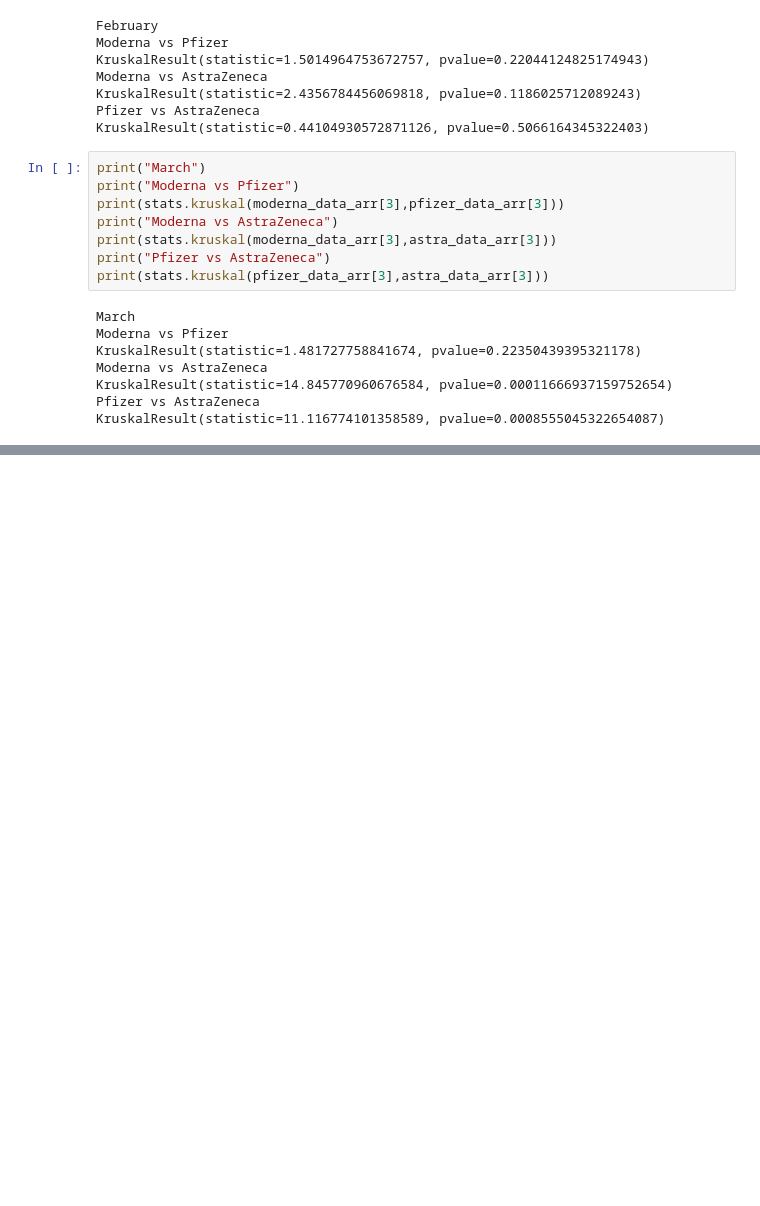
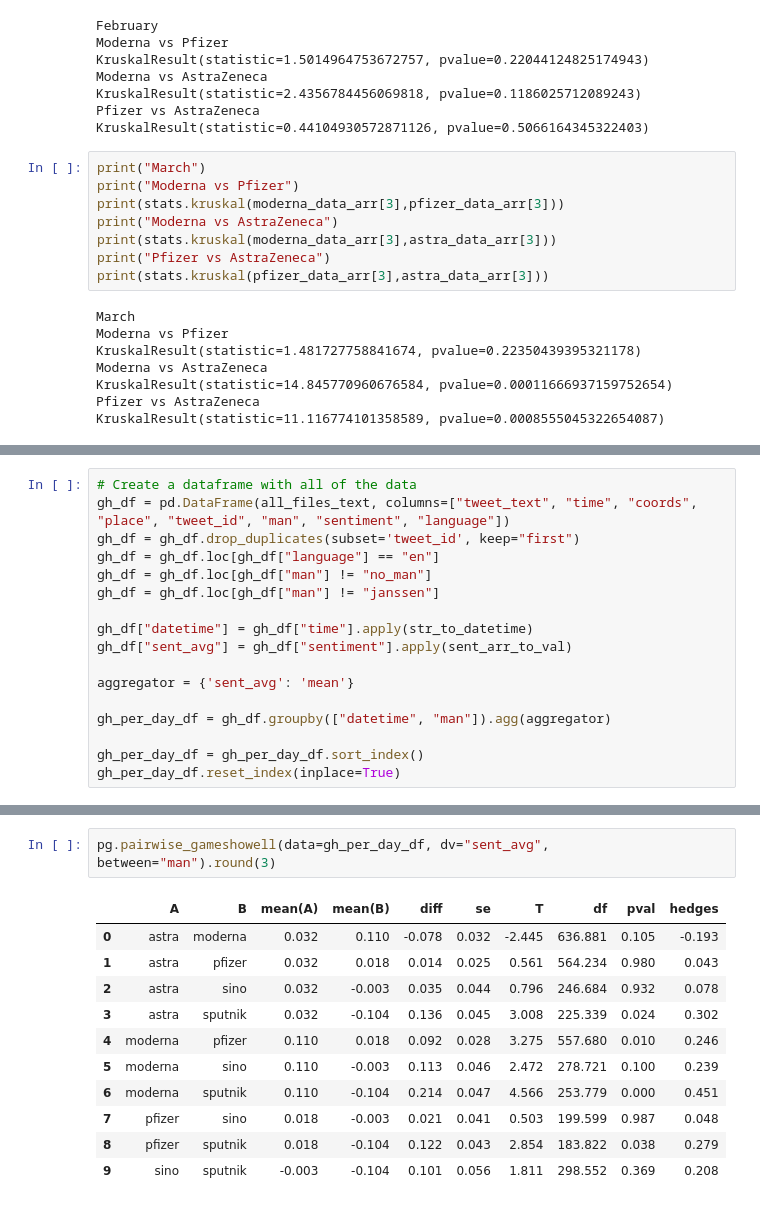
Before and after one commit to Wei-Dartmouth/termproject-group-2, a Jupyter notebook: stats_tests.ipynb, the cells around one changed output, grey strips where cells are left out. Drawn from its saved outputs; the diff is of its cells as text; blank space fills up the shorter version.

```diff
--- a/stats_tests.ipynb
+++ b/stats_tests.ipynb
@@ -452,0 +491,17 @@ KruskalResult(statistic=11.116774101358589, pvalue=0.0008555045322654087)
+# %%
+# Create a dataframe with all of the data
+gh_df = pd.DataFrame(all_files_text, columns=["tweet_text", "time", "coords", "place", "tweet_id", "man", "sentiment", "language"])
+gh_df = gh_df.drop_duplicates(subset='tweet_id', keep="first")
+gh_df = gh_df.loc[gh_df["language"] == "en"]
+gh_df = gh_df.loc[gh_df["man"] != "no_man"]
+gh_df = gh_df.loc[gh_df["man"] != "janssen"]
+
+gh_df["datetime"] = gh_df["time"].apply(str_to_datetime)
+gh_df["sent_avg"] = gh_df["sentiment"].apply(sent_arr_to_val)
+
+aggregator = {'sent_avg': 'mean'}
+
+gh_per_day_df = gh_df.groupby(["datetime", "man"]).agg(aggregator)
+
+gh_per_day_df = gh_per_day_df.sort_index()
+gh_per_day_df.reset_index(inplace=True)
@@ -452,0 +525,14 @@ KruskalResult(statistic=11.116774101358589, pvalue=0.0008555045322654087)
+# %%
+pg.pairwise_gameshowell(data=gh_per_day_df, dv="sent_avg", between="man").round(3)
+# %% [output]
+|  | A | B | mean(A) | mean(B) | diff | se | T | df | pval | hedges |
+| 0 | astra | moderna | 0.032 | 0.110 | -0.078 | 0.032 | -2.445 | 636.881 | 0.105 | -0.193 |
+| 1 | astra | pfizer | 0.032 | 0.018 | 0.014 | 0.025 | 0.561 | 564.234 | 0.980 | 0.043 |
+| 2 | astra | sino | 0.032 | -0.003 | 0.035 | 0.044 | 0.796 | 246.684 | 0.932 | 0.078 |
+| 3 | astra | sputnik | 0.032 | -0.104 | 0.136 | 0.045 | 3.008 | 225.339 | 0.024 | 0.302 |
+| 4 | moderna | pfizer | 0.110 | 0.018 | 0.092 | 0.028 | 3.275 | 557.680 | 0.010 | 0.246 |
+| 5 | moderna | sino | 0.110 | -0.003 | 0.113 | 0.046 | 2.472 | 278.721 | 0.100 | 0.239 |
+| 6 | moderna | sputnik | 0.110 | -0.104 | 0.214 | 0.047 | 4.566 | 253.779 | 0.000 | 0.451 |
+| 7 | pfizer | sino | 0.018 | -0.003 | 0.021 | 0.041 | 0.503 | 199.599 | 0.987 | 0.048 |
+| 8 | pfizer | sputnik | 0.018 | -0.104 | 0.122 | 0.043 | 2.854 | 183.822 | 0.038 | 0.279 |
+| 9 | sino | sputnik | -0.003 | -0.104 | 0.101 | 0.056 | 1.811 | 298.552 | 0.369 | 0.208 |
```
Also changed, not shown: parts of 13 cells of this notebook.
